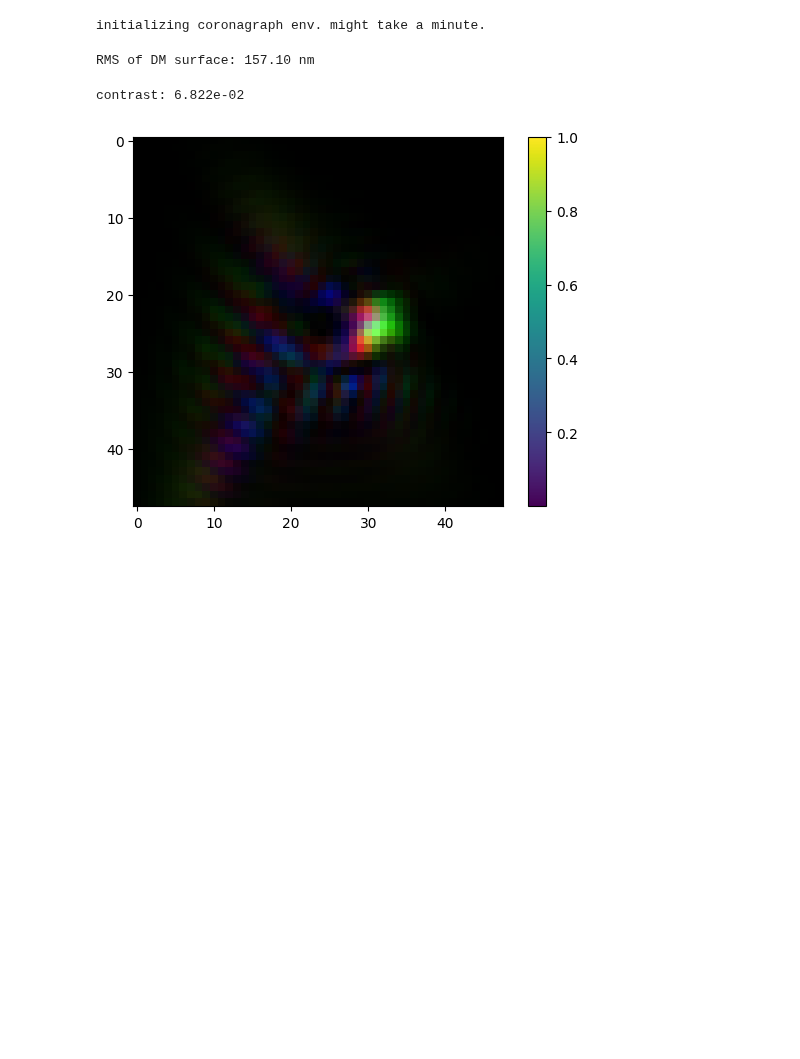
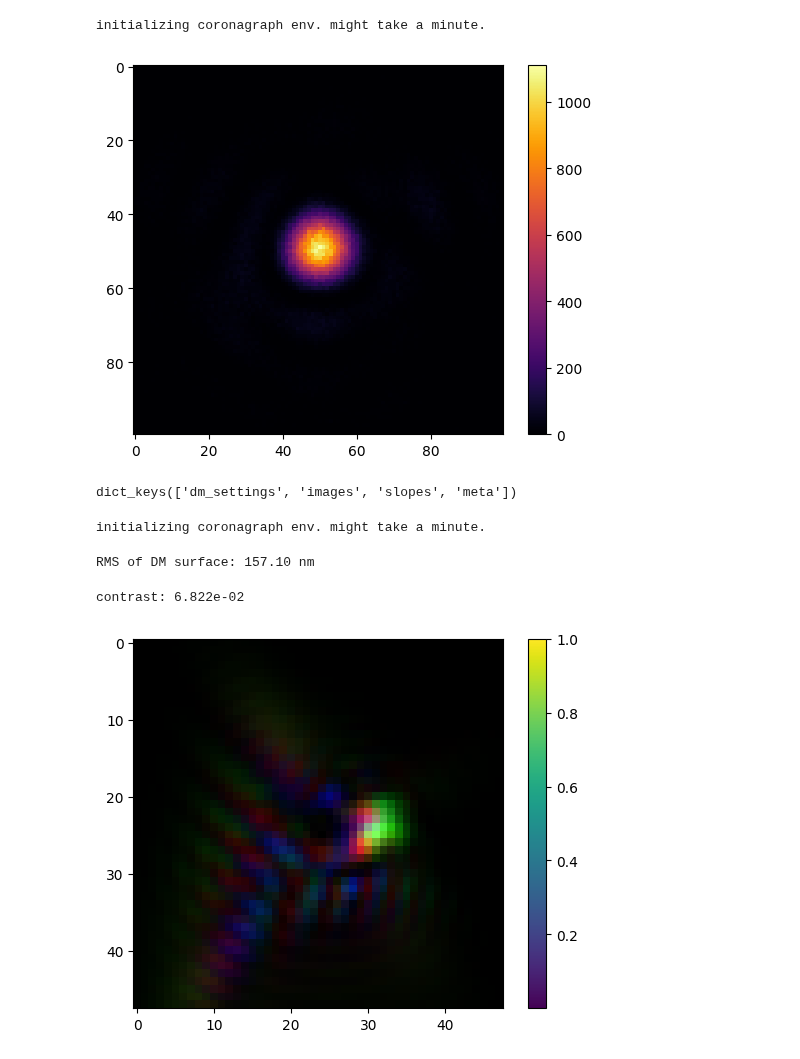
Before and after one commit to AlexeiKorolev/NASA-RL-Wavefront-Control, a Jupyter notebook: RL/testing.ipynb, the cells around one changed output. Cells and saved outputs as stored; diff of their text form; code cells hidden in the pictures; blank space fills up the shorter version.

```diff
--- a/RL/testing.ipynb
+++ b/RL/testing.ipynb
@@ -7,3 +7,22 @@ import numpy as np
 
 %load_ext autoreload
 %autoreload 2
+# %%
+e = CoronagraphEnvironment(pixels=64, num_modes=500, pixels_per_spacial_res=10, num_airy=5, obs_noise_level=1)
+# %% [output]
+initializing coronagraph env. might take a minute.
+# %%
+e.set_random_dm(noise=5e-7)
+img = e.get_camera_image(delta_t=1e-3, noise_enabled=True, coronagraph_enabled=False)
+plt.imshow(img, cmap='inferno')
+plt.colorbar()
+plt.show()
+# %% [output]
+[figure, added]
+# %%
+import pickle
+
+with open(r"jobs\20251127_230433\exp-fc1-minmax-ep10000-bs2048-lr1e-3-s42-h25-images\residual_data.pkl", "rb") as f:
+    data = pickle.load(f)
+# %% [output]
+dict_keys(['dm_settings', 'images', 'slopes', 'meta'])
```
Also changed, not shown: parts of 1 cell of this notebook, 20 other files.
